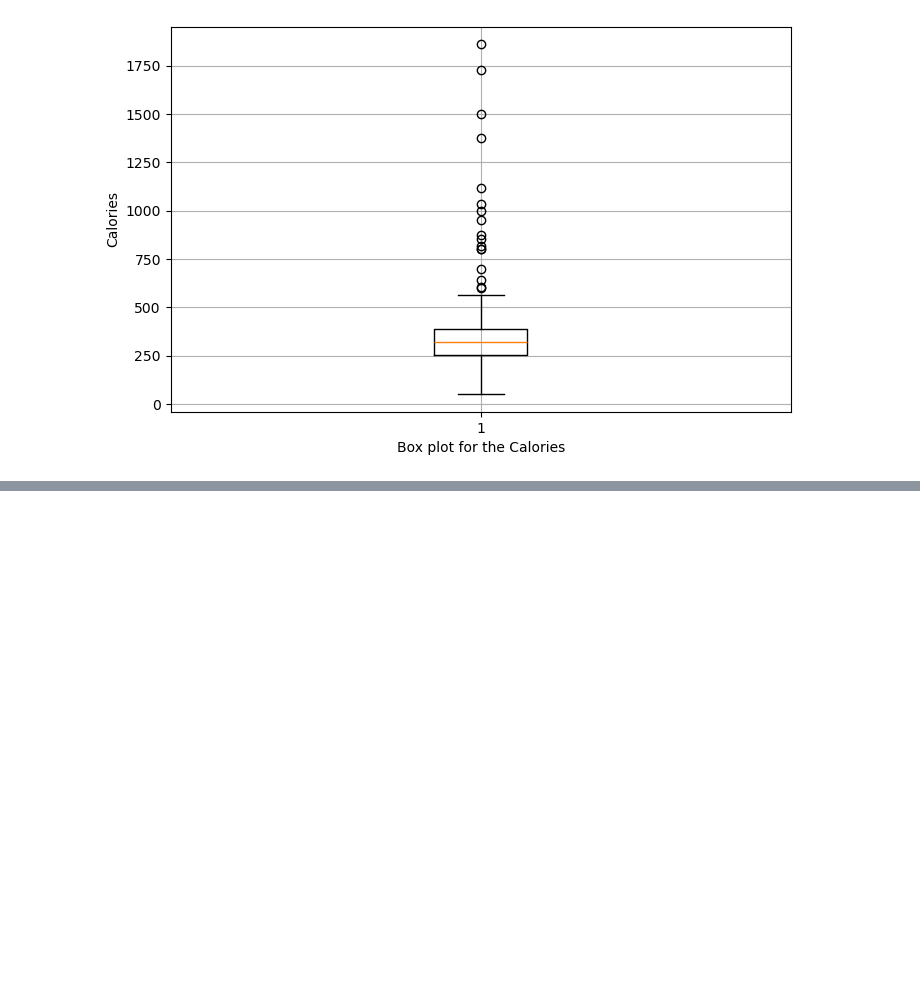
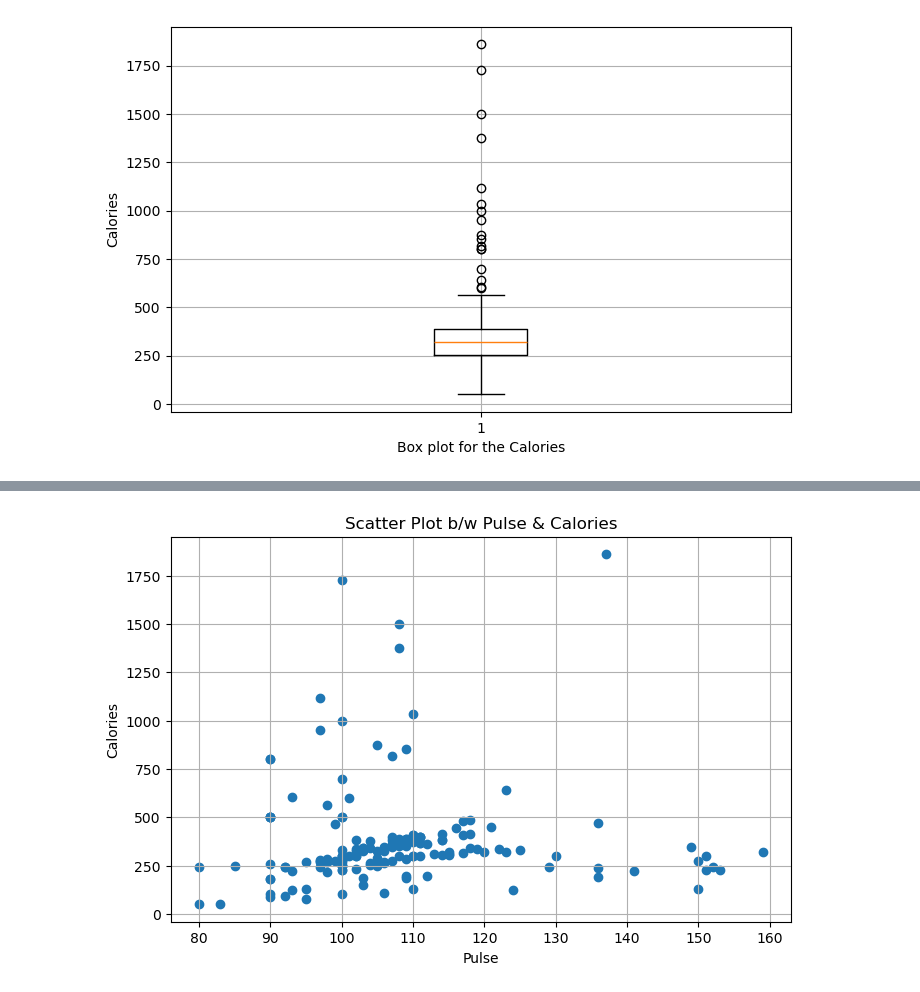
Before and after one commit to aryandhiman01/DataScience_ST, a Jupyter notebook: 16_June_ST.ipynb, the cells around one changed output, grey strips where cells are left out. Cells and saved outputs as stored; diff of their text form; code cells hidden in the pictures; blank space fills up the shorter version.

```diff
--- a/16_June_ST.ipynb
+++ b/16_June_ST.ipynb
@@ -129,0 +173,11 @@ plt.show()
+# %%
+#Ques:14-
+plt.figure(figsize=(8,5))
+plt.scatter(df["Pulse"], df["Calories"])
+plt.title("Scatter Plot b/w Pulse & Calories")
+plt.xlabel("Pulse")
+plt.ylabel("Calories")
+plt.grid(True)
+plt.show()
+# %% [output]
+[figure, added]
```
Also changed, not shown: parts of 22 cells of this notebook.
